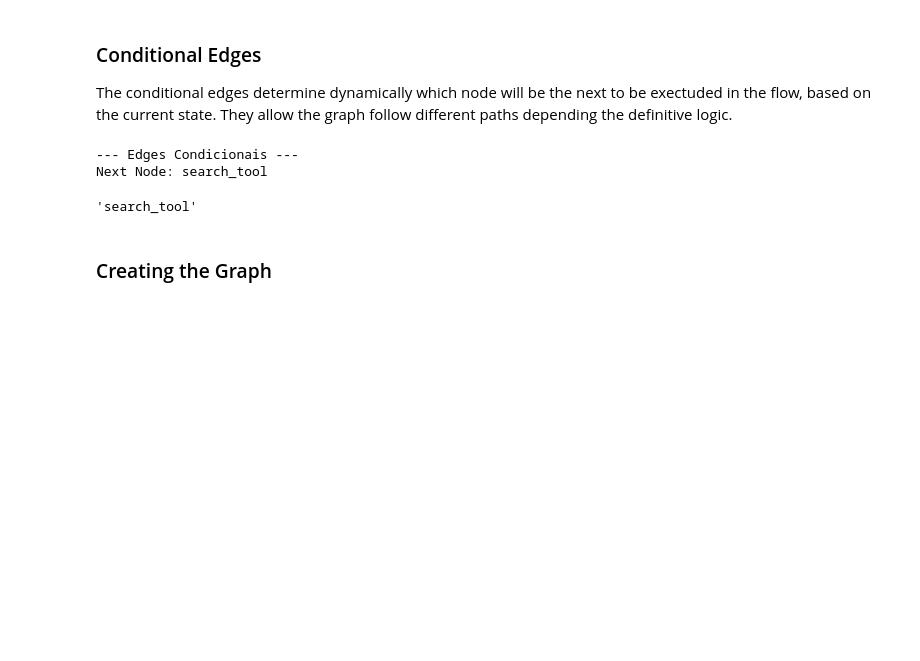
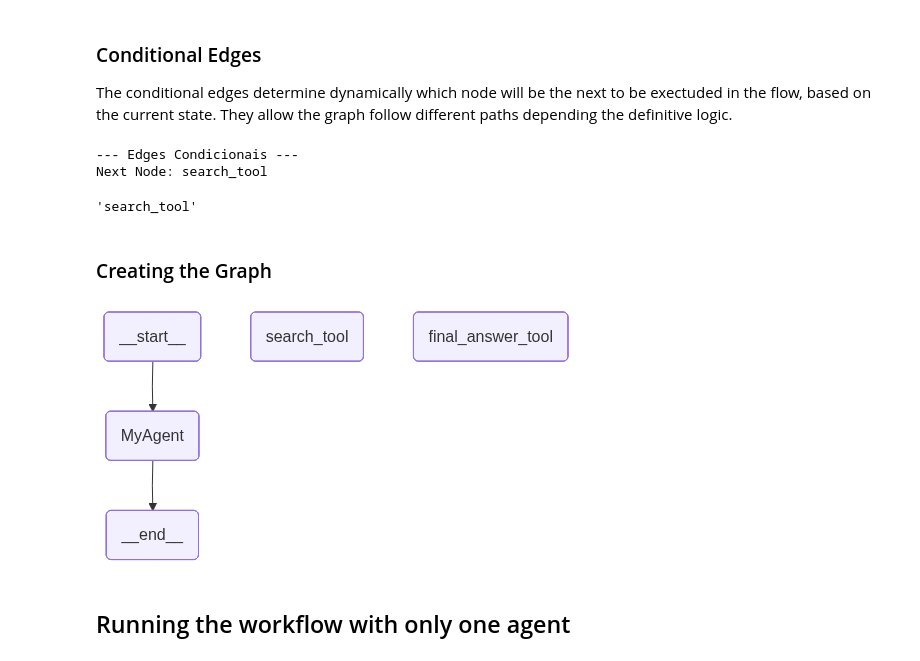
Before and after one commit to Krupique/agentics-ai-studies, a Jupyter notebook: 04-langgraph-ollama-agent/main.ipynb, the cells around one changed output. Saved outputs shown, nothing was run; the diff lists cells and outputs as text; code cells hidden in the pictures; blank space fills up the shorter version.

Commit message:
feat: agent ollama

```diff
--- a/04-langgraph-ollama-agent/main.ipynb
+++ b/04-langgraph-ollama-agent/main.ipynb
@@ -16,7 +16,7 @@ from IPython.display import Image, display
 # %%
 llm_opensource = "llama3.2"
 # %%
-q = "Who are the top 10 most winners of the Premier League?"
+q = "Who are the top 10 most winners of Premier League?"
 
 q = "Who are the top 10 latest winners of Premier League?"
 # %%
@@ -202,7 +202,6 @@ def agent_memory(lst_res: list[MyAgent], user_q: str) -> list:
     if memory:
         memory += [{"role": "user", "content": (f'''
                 This is only a reminder that my original query was `{user_q}`.
-                Responda apenas à pergunta original e nada mais, mas use as informações que lhe dei.
                 Answer only the original question and nothing else, but use the informations I gave you.
                 Provide the maximum of possible informations when you use the tool `final_answer`.
                 ''')}]
@@ -214,11 +213,7 @@ chat_history = [{"role": "user", "content": "Hi, how are you doing?"},
                 {"role": "user", "content": "I have a question"},
                 {"role": "assistant", "content": "Yes, what would you like to know?"}]
 # %%
-def execute_agent(prompt: str,
-                       dic_tools: dict,
-                       user_q: str,
-                       chat_history: list[dict],
-                       lst_res: list[MyAgent]) -> MyAgent:
+def execute_agent(prompt: str, dic_tools: dict, user_q: str, chat_history: list[dict], lst_res: list[MyAgent]) -> MyAgent:
 
     # Initializing the memory with the previous answers from the agent
     memory = agent_memory(lst_res = lst_res, user_q = user_q)
@@ -414,3 +409,10 @@ workflow.add_edge(start_key = "final_answer_tool", end_key = END)
 
 # Compile the workflow to execute
 g = workflow.compile()
+# %%
+# Showing the workflow
+display(Image(g.get_graph().draw_mermaid_png(draw_method=MermaidDrawMethod.API)))
+# %% [output]
+[figure, added]
+# %% [markdown]
+## Running the workflow with only one agent
```
Also changed, not shown: parts of 15 cells of this notebook.
